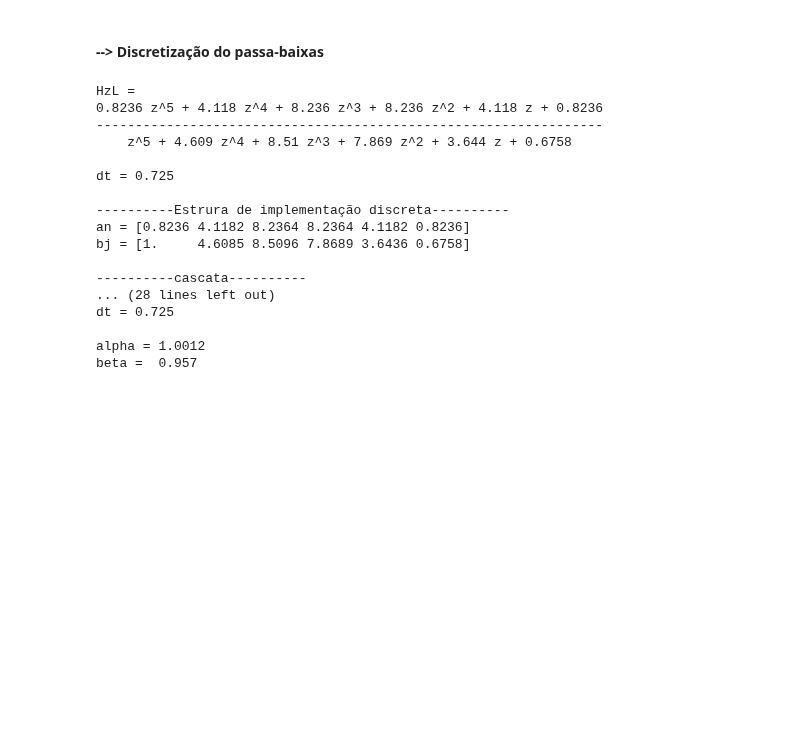
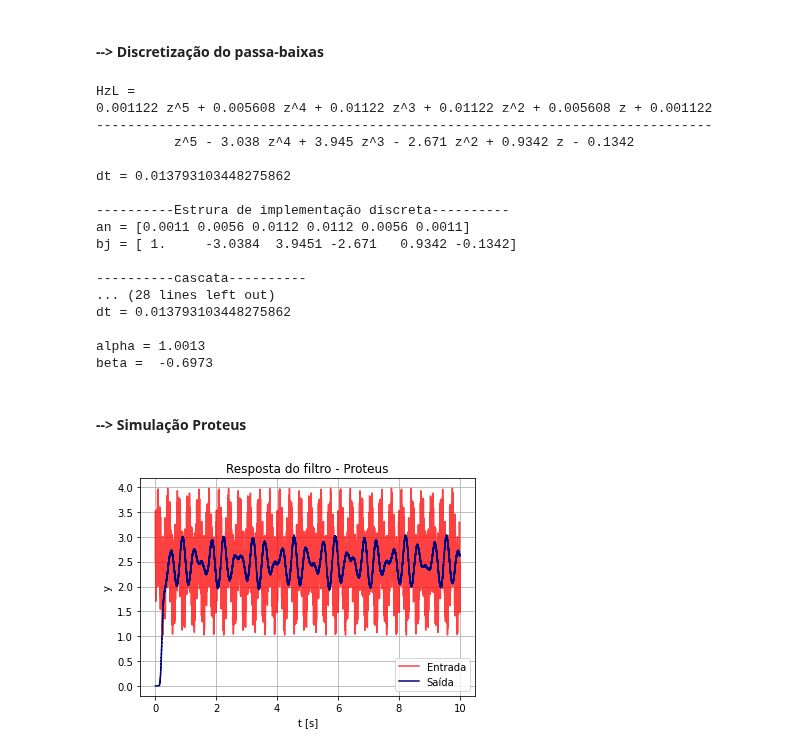
Before and after one commit to Widmark-Kaue/digital-signal-processing, a Jupyter notebook: avl3.ipynb, the cells around one changed output. Saved outputs shown, nothing was run; the diff lists cells and outputs as text; code cells hidden in the pictures; blank space fills up the shorter version.

```diff
--- a/avl3.ipynb
+++ b/avl3.ipynb
@@ -12,6 +12,7 @@ from scipy.interpolate import interp1d
 PARÂMETROS GERAIS
 '''
 PATH_IMAGES = Path('imagesAvl3')
+PATH_DATA   = Path('data')
 
 param       = {'color':'lightgrey', 'linestyle':'--', 'linewidth':2, 'edgecolor':'k', 'alpha':1, 'hatch':'/'}
 tam         = (20,5)
@@ -266,7 +267,7 @@ s^5 + 147.4 s^4 + 1.086e+04 s^3 + 4.945e+05 s^2 + 1.392e+07 s + 1.959e+08
 #### --> Discretização do passa-baixas
 # %%
 # Discretização pela transformação bilinear
-Ts = fpass/10
+Ts = 1/(fpass*10)
 
 HzL = m.c2d(HrL, Ts, method = 'tustin')
 print(f'HzL = {HzL}')
@@ -283,19 +284,38 @@ print(f'bj = {bEC}')
 H = cascata(HzL, dt = Ts)
 # %% [output]
 HzL =
-0.8236 z^5 + 4.118 z^4 + 8.236 z^3 + 8.236 z^2 + 4.118 z + 0.8236
------------------------------------------------------------------
-    z^5 + 4.609 z^4 + 8.51 z^3 + 7.869 z^2 + 3.644 z + 0.6758
+0.001122 z^5 + 0.005608 z^4 + 0.01122 z^3 + 0.01122 z^2 + 0.005608 z + 0.001122
+-------------------------------------------------------------------------------
+          z^5 - 3.038 z^4 + 3.945 z^3 - 2.671 z^2 + 0.9342 z - 0.1342
 
-dt = 0.725
+dt = 0.013793103448275862
 
 ----------Estrura de implementação discreta----------
-an = [0.8236 4.1182 8.2364 8.2364 4.1182 0.8236]
-bj = [1.     4.6085 8.5096 7.8689 3.6436 0.6758]
+an = [0.0011 0.0056 0.0112 0.0112 0.0056 0.0011]
+bj = [ 1.     -3.0384  3.9451 -2.671   0.9342 -0.1342]
 
 ----------cascata----------
 ... (28 lines left out)
-dt = 0.725
+dt = 0.013793103448275862
 
-alpha = 1.0012
-beta =  0.957
+alpha = 1.0013
+beta =  -0.6973
+# %% [markdown]
+#### --> Simulação Proteus
+# %%
+# Plot do Proteus
+t, output, input = np.loadtxt(PATH_DATA.joinpath('proteus.dat'), skiprows = 1, delimiter = ',',unpack = True)
+
+plt.plot(t, input,  'r', label = 'Entrada', alpha = 0.75)
+plt.step(t, output, 'navy', where = 'post', label = 'Saída')
+
+plt.title('Resposta do filtro - Proteus')
+plt.xlabel('t [s]')
+plt.ylabel('y')
+
+plt.legend()
+plt.grid()
+savefig(plt.gcf(),'proteusPlot')
+plt.show()
+# %% [output]
+[figure, added]
```
Also changed, not shown: parts of 1 cell of this notebook.
